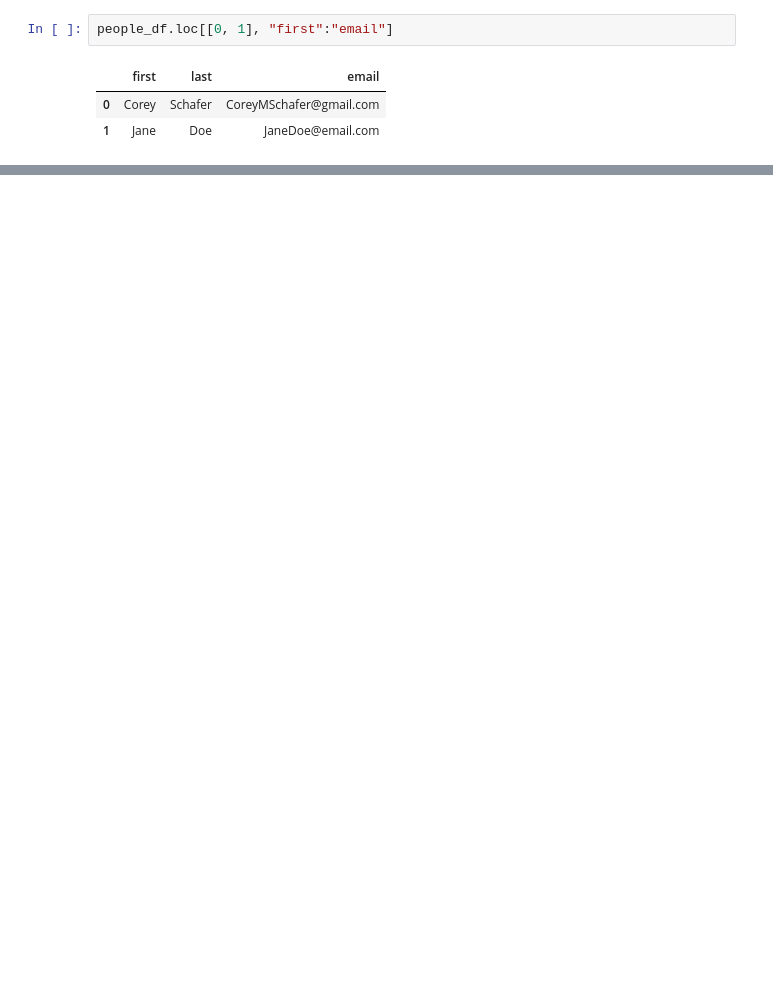
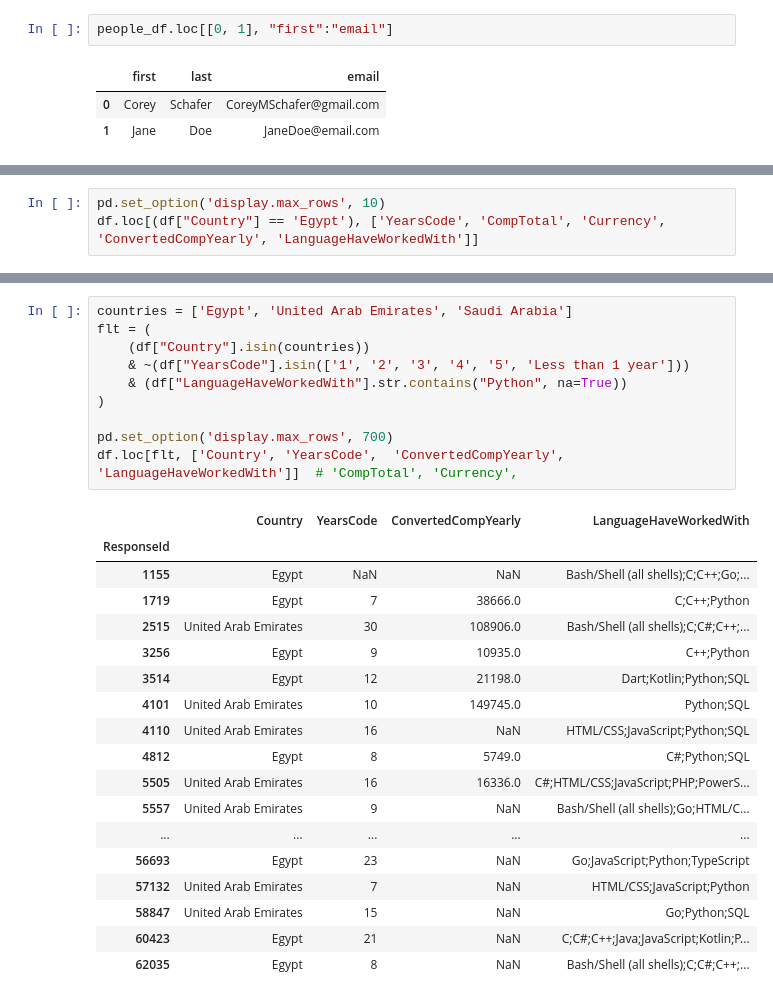
Before and after one commit to disooqi/learn-Pandas, a Jupyter notebook: Pandas Demo.ipynb, the cells around one changed output, grey strips where cells are left out. Cells and saved outputs as stored; diff of their text form; blank space fills up the shorter version.

```diff
--- a/Pandas Demo.ipynb
+++ b/Pandas Demo.ipynb
@@ -251,0 +305,3 @@ Name: count, Length: 110, dtype: int64
+# %%
+pd.set_option('display.max_rows', 10)
+df.loc[(df["Country"] == 'Egypt'), ['YearsCode', 'CompTotal', 'Currency', 'ConvertedCompYearly', 'LanguageHaveWorkedWith']]
@@ -251,0 +323,29 @@ Name: count, Length: 110, dtype: int64
+# %%
+countries = ['Egypt', 'United Arab Emirates', 'Saudi Arabia']
+flt = (
+    (df["Country"].isin(countries))
+    & ~(df["YearsCode"].isin(['1', '2', '3', '4', '5', 'Less than 1 year']))
+    & (df["LanguageHaveWorkedWith"].str.contains("Python", na=True))
+)
+
+pd.set_option('display.max_rows', 700)
+df.loc[flt, ['Country', 'YearsCode',  'ConvertedCompYearly', 'LanguageHaveWorkedWith']]  # 'CompTotal', 'Currency',
+# %% [output]
+|  | Country | YearsCode | ConvertedCompYearly | LanguageHaveWorkedWith |
+| ResponseId |  |  |  |  |
+| 1155 | Egypt | NaN | NaN | Bash/Shell (all shells);C;C++;Go;... |
+| 1719 | Egypt | 7 | 38666.0 | C;C++;Python |
+| 2515 | United Arab Emirates | 30 | 108906.0 | Bash/Shell (all shells);C;C#;C++;... |
+| 3256 | Egypt | 9 | 10935.0 | C++;Python |
+| 3514 | Egypt | 12 | 21198.0 | Dart;Kotlin;Python;SQL |
+| 4101 | United Arab Emirates | 10 | 149745.0 | Python;SQL |
+| 4110 | United Arab Emirates | 16 | NaN | HTML/CSS;JavaScript;Python;SQL |
+| 4812 | Egypt | 8 | 5749.0 | C#;Python;SQL |
+| 5505 | United Arab Emirates | 16 | 16336.0 | C#;HTML/CSS;JavaScript;PHP;PowerS... |
+| 5557 | United Arab Emirates | 9 | NaN | Bash/Shell (all shells);Go;HTML/C... |
+| ... | ... | ... | ... | ... |
+| 56693 | Egypt | 23 | NaN | Go;JavaScript;Python;TypeScript |
+| 57132 | United Arab Emirates | 7 | NaN | HTML/CSS;JavaScript;Python |
+| 58847 | United Arab Emirates | 15 | NaN | Go;Python;SQL |
+| 60423 | Egypt | 21 | NaN | C;C#;C++;Java;JavaScript;Kotlin;P... |
+| 62035 | Egypt | 8 | NaN | Bash/Shell (all shells);C;C#;C++;... |
```
Also changed, not shown: parts of 21 cells of this notebook.
